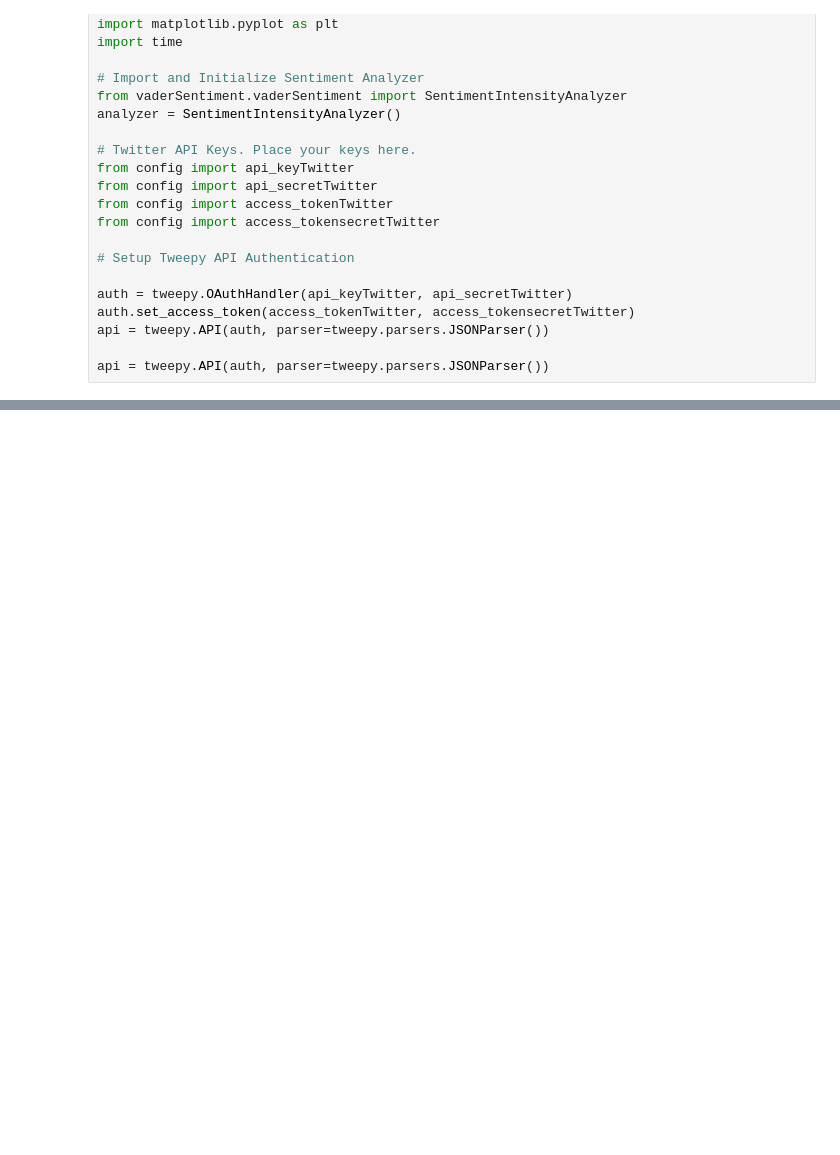
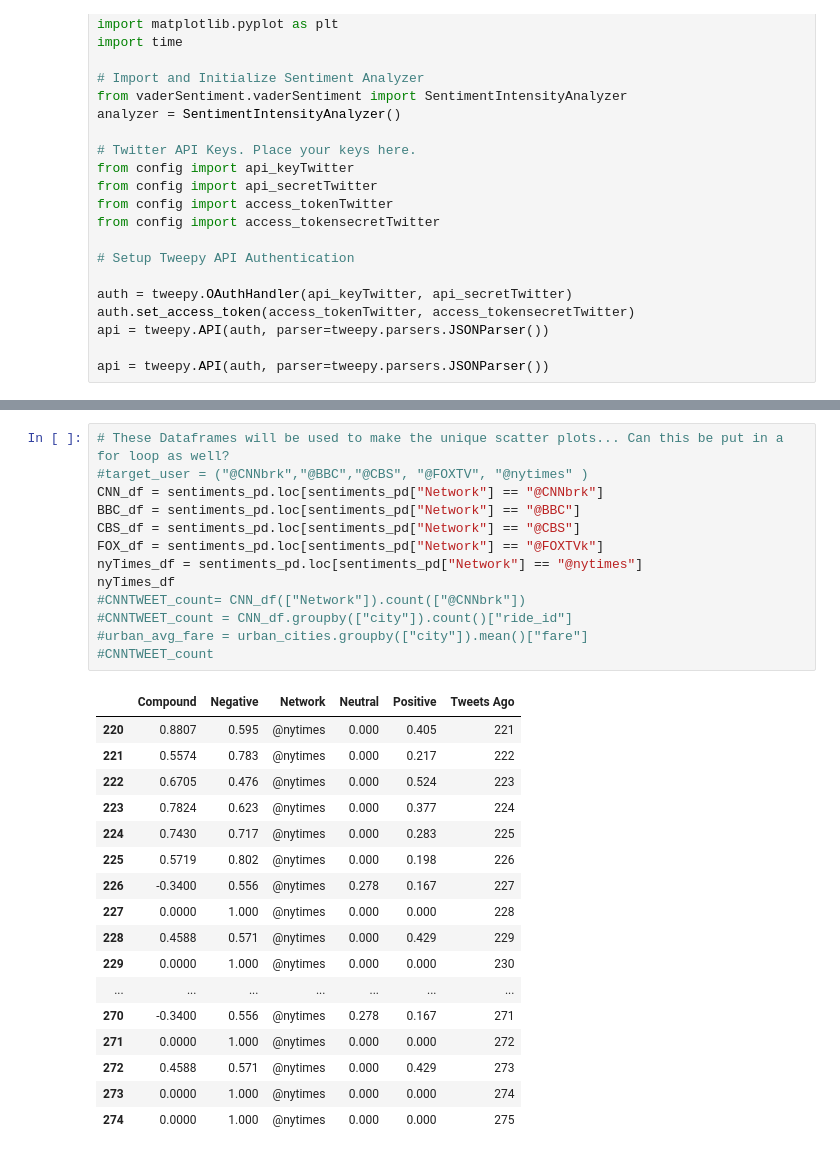
Before and after one commit to newlancealot/Bootcamp-Share, a Jupyter notebook: Newbolt_HW_BreakingNews.ipynb, the cells around one changed output, grey strips where cells are left out. Cells and saved outputs as stored; diff of their text form; blank space fills up the shorter version.

```diff
--- a/Newbolt_HW_BreakingNews.ipynb
+++ b/Newbolt_HW_BreakingNews.ipynb
@@ -109,0 +131,31 @@ sentiments_pd
+# %%
+# These Dataframes will be used to make the unique scatter plots... Can this be put in a for loop as well?
+#target_user = ("@CNNbrk","@BBC","@CBS", "@FOXTV", "@nytimes" )
+CNN_df = sentiments_pd.loc[sentiments_pd["Network"] == "@CNNbrk"]
+BBC_df = sentiments_pd.loc[sentiments_pd["Network"] == "@BBC"]
+CBS_df = sentiments_pd.loc[sentiments_pd["Network"] == "@CBS"]
+FOX_df = sentiments_pd.loc[sentiments_pd["Network"] == "@FOXTVk"]
+nyTimes_df = sentiments_pd.loc[sentiments_pd["Network"] == "@nytimes"]
+nyTimes_df
+#CNNTWEET_count= CNN_df(["Network"]).count(["@CNNbrk"])
+#CNNTWEET_count = CNN_df.groupby(["city"]).count()["ride_id"]
+#urban_avg_fare = urban_cities.groupby(["city"]).mean()["fare"]
+#CNNTWEET_count
+# %% [output]
+|  | Compound | Negative | Network | Neutral | Positive | Tweets Ago |
+| 220 | 0.8807 | 0.595 | @nytimes | 0.000 | 0.405 | 221 |
+| 221 | 0.5574 | 0.783 | @nytimes | 0.000 | 0.217 | 222 |
+| 222 | 0.6705 | 0.476 | @nytimes | 0.000 | 0.524 | 223 |
+| 223 | 0.7824 | 0.623 | @nytimes | 0.000 | 0.377 | 224 |
+| 224 | 0.7430 | 0.717 | @nytimes | 0.000 | 0.283 | 225 |
+| 225 | 0.5719 | 0.802 | @nytimes | 0.000 | 0.198 | 226 |
+| 226 | -0.3400 | 0.556 | @nytimes | 0.278 | 0.167 | 227 |
+| 227 | 0.0000 | 1.000 | @nytimes | 0.000 | 0.000 | 228 |
+| 228 | 0.4588 | 0.571 | @nytimes | 0.000 | 0.429 | 229 |
+| 229 | 0.0000 | 1.000 | @nytimes | 0.000 | 0.000 | 230 |
+| ... | ... | ... | ... | ... | ... | ... |
+| 270 | -0.3400 | 0.556 | @nytimes | 0.278 | 0.167 | 271 |
+| 271 | 0.0000 | 1.000 | @nytimes | 0.000 | 0.000 | 272 |
+| 272 | 0.4588 | 0.571 | @nytimes | 0.000 | 0.429 | 273 |
+| 273 | 0.0000 | 1.000 | @nytimes | 0.000 | 0.000 | 274 |
+| 274 | 0.0000 | 1.000 | @nytimes | 0.000 | 0.000 | 275 |
```
Also changed, not shown: parts of 7 cells of this notebook.
